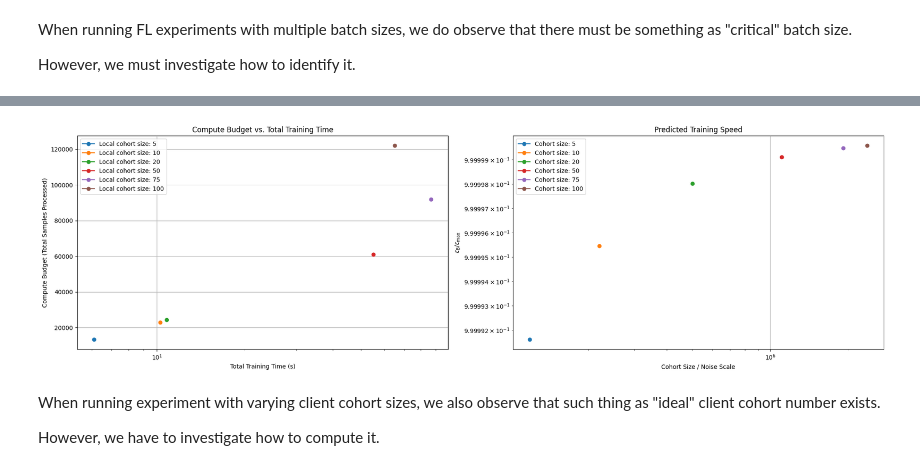
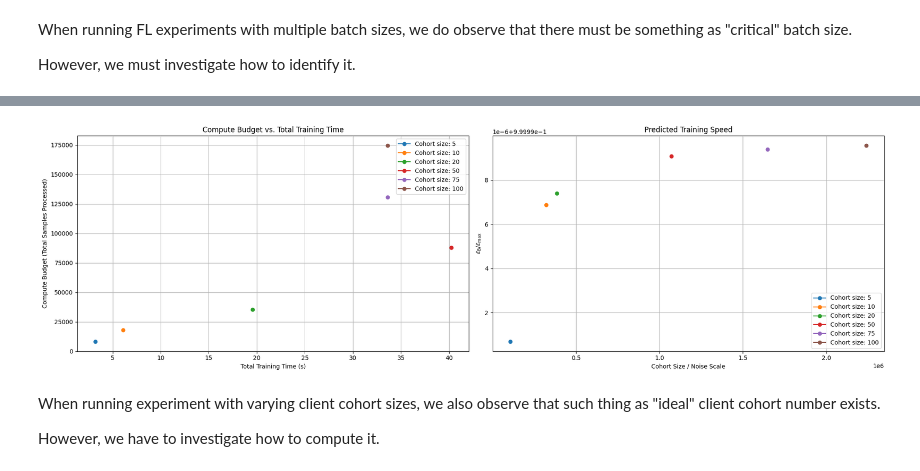
Before and after one commit to Lourencom/L361-FL-project, a Jupyter notebook: main.ipynb, the cells around one changed output, grey strips where cells are left out. Saved outputs shown, nothing was run; the diff lists cells and outputs as text; code cells hidden in the pictures.

Commit message:
executed cohort size (still seems off)

```diff
--- a/main.ipynb
+++ b/main.ipynb
@@ -423,4 +428,0 @@ for batch_size, parameters, hist in total_batch_results:
-# %%
-total_batch_results = []
-for batch_size in experiment_batch_sizes:
-    total_batch_results.append(load_federated_experiment(f"recent_correct_exps/federated_batch_results_{batch_size}.pkl"))
@@ -530,8 +540,6 @@ for cohort_size in cohort_sizes:
         server_learning_rate=server_learning_rate,
         server_momentum=server_momentum,
         accept_failures=accept_failures,
-        target_accuracy=0.60,
-        use_target_accuracy=True,
         )
 
     total_cohort_results.append((cohort_size, parameters_for_each_round, hist))
@@ -556,12 +564,6 @@ INFO flwr 2025-02-28 22:28:56,097 | app.py:254 | app_fit: metrics_centralized {'
-# %%
-for cohort_size, parameters, hist in total_cohort_results:
-    save_federated_experiment(f"federated_cohort_results_{cohort_size}.pkl", cohort_size, parameters, hist)
-# %%
-total_cohort_results = []
-for cohort_size in cohort_sizes:
-    total_cohort_results.append(load_federated_experiment(f"recent_correct_exps/federated_cohort_results_{cohort_size}.pkl"))
 # %%
 fig, axes = plt.subplots(1, 2, figsize=(20, 6))
+
 # Bottom-left: Compute Budget vs Training Time
 for cohort_size, params, hist in total_cohort_results:
     times = []
@@ -576,39 +578,35 @@ for cohort_size, params, hist in total_cohort_results:
 
     cumulative_time = np.sum(times)
     total_samples = np.sum(samples)
-    axes[0].plot(cumulative_time, total_samples, marker='o', label=f"Local cohort size: {cohort_size}")
+    axes[0].plot(cumulative_time, total_samples, marker='o', label=f"Cohort size: {cohort_size}")
 
 axes[0].set_xlabel("Total Training Time (s)")
-axes[0].set_xscale('log')
 axes[0].set_ylabel("Compute Budget (Total Samples Processed)")
-axes[0].set_yscale('log')
 axes[0].set_title("Compute Budget vs. Total Training Time")
 axes[0].legend()
 axes[0].grid(True)
 
 # Bottom-right: Noise Scale Analysis
 for cohort_size, params, hist in total_cohort_results:
     noise_scales = []
     for round_idx, round_metrics in hist.metrics_distributed_fit['noise_scale']:
         round_noise_scales = [ns for _, ns in round_metrics['all']]
         noise_scale = np.mean(round_noise_scales)
         noise_scales.append(noise_scale)
 
     avg_noise_scale = np.mean(noise_scales)
     x_axis = cohort_size / (avg_noise_scale + 1e-10)
     y_axis = 1 / (1 + (avg_noise_scale / cohort_size))
 
     axes[1].plot(x_axis, y_axis, marker='o', label=f"Cohort size: {cohort_size}")
 
 axes[1].set_xlabel("Cohort Size / Noise Scale")
-axes[1].set_xscale('log')
 axes[1].set_ylabel(fr"${{\epsilon_\text{{B}}}} / {{\epsilon_\text{{max}}}}$")
-axes[1].set_yscale('log')
 axes[1].set_title("Predicted Training Speed")
 axes[1].legend()
 axes[1].grid(True)
 
 plt.tight_layout()
 plt.show()
 # %% [output]
-[figure, old version]
+[figure, new version]
```
Also changed, not shown: parts of 28 cells of this notebook, 6 other files.
